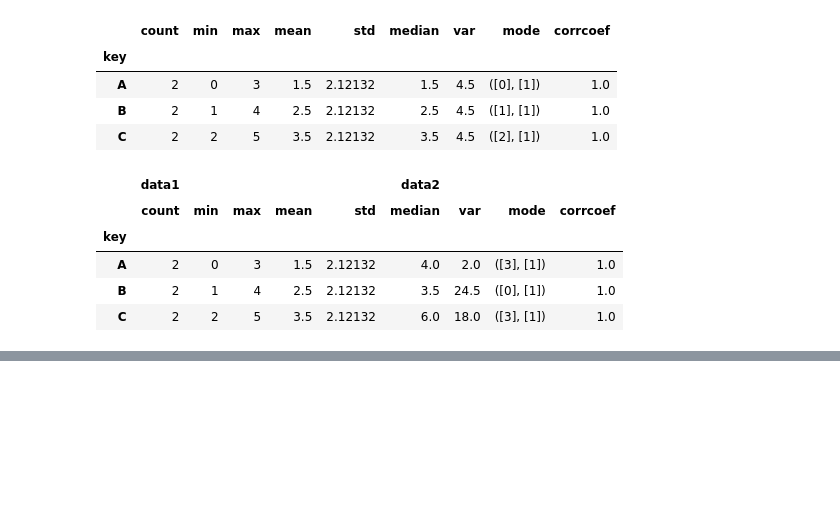
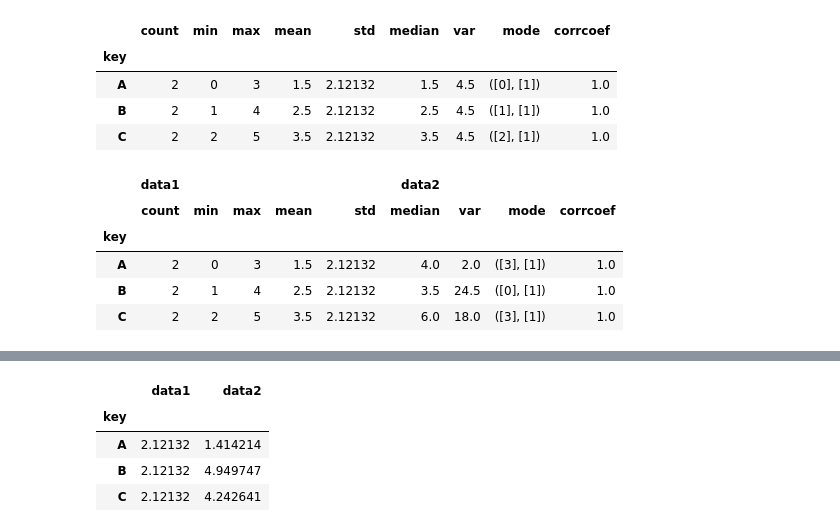
Before and after one commit to bulent-1111/Data_Science, a Jupyter notebook: Pandas/panda_groupby.ipynb, the cells around one changed output, grey strips where cells are left out. Saved outputs shown, nothing was run; the diff lists cells and outputs as text; code cells hidden in the pictures; blank space fills up the shorter version.

```diff
--- a/Pandas/panda_groupby.ipynb
+++ b/Pandas/panda_groupby.ipynb
@@ -215,0 +224,8 @@ df.groupby('key').agg({'data1':['count','min','max','mean','std'],
+# %%
+df.groupby('key').std()
+# %% [output]
+|  | data1 | data2 |
+| key |  |  |
+| A | 2.12132 | 1.414214 |
+| B | 2.12132 | 4.949747 |
+| C | 2.12132 | 4.242641 |
```
Also changed, not shown: parts of 5 cells of this notebook, 1 other file.
